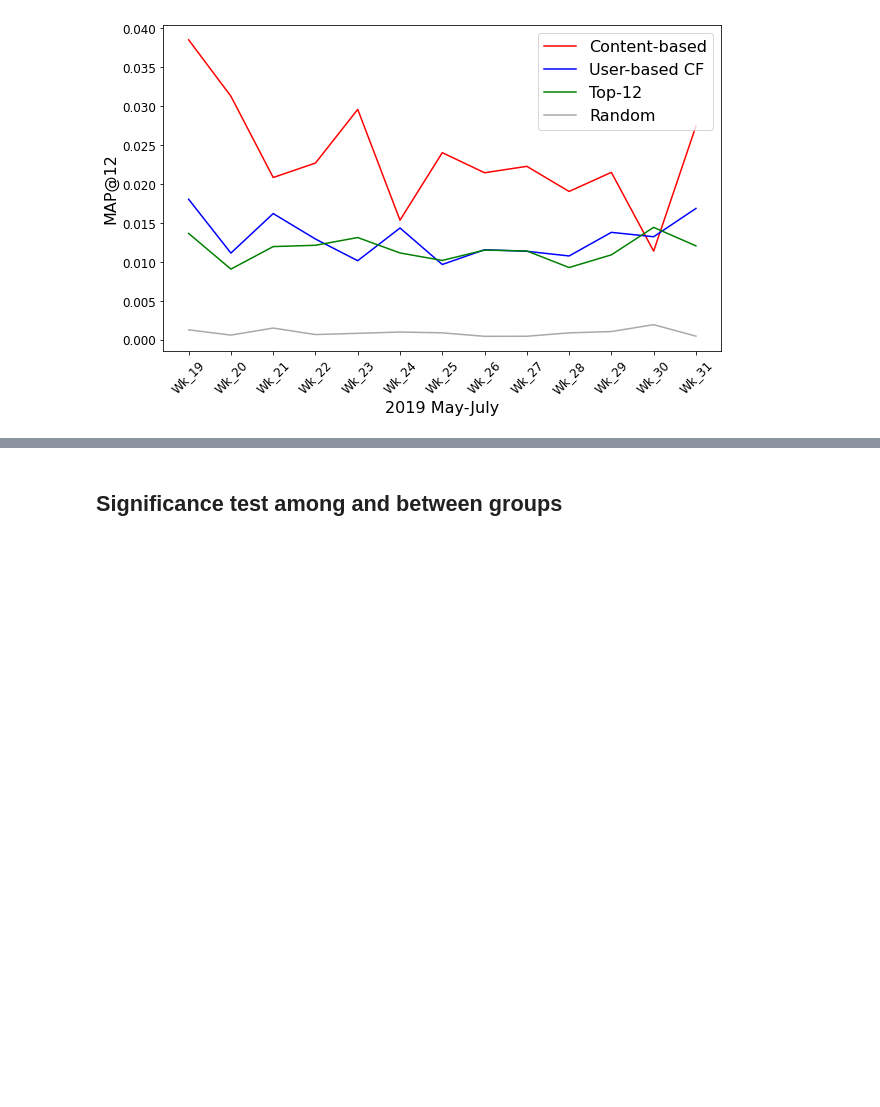
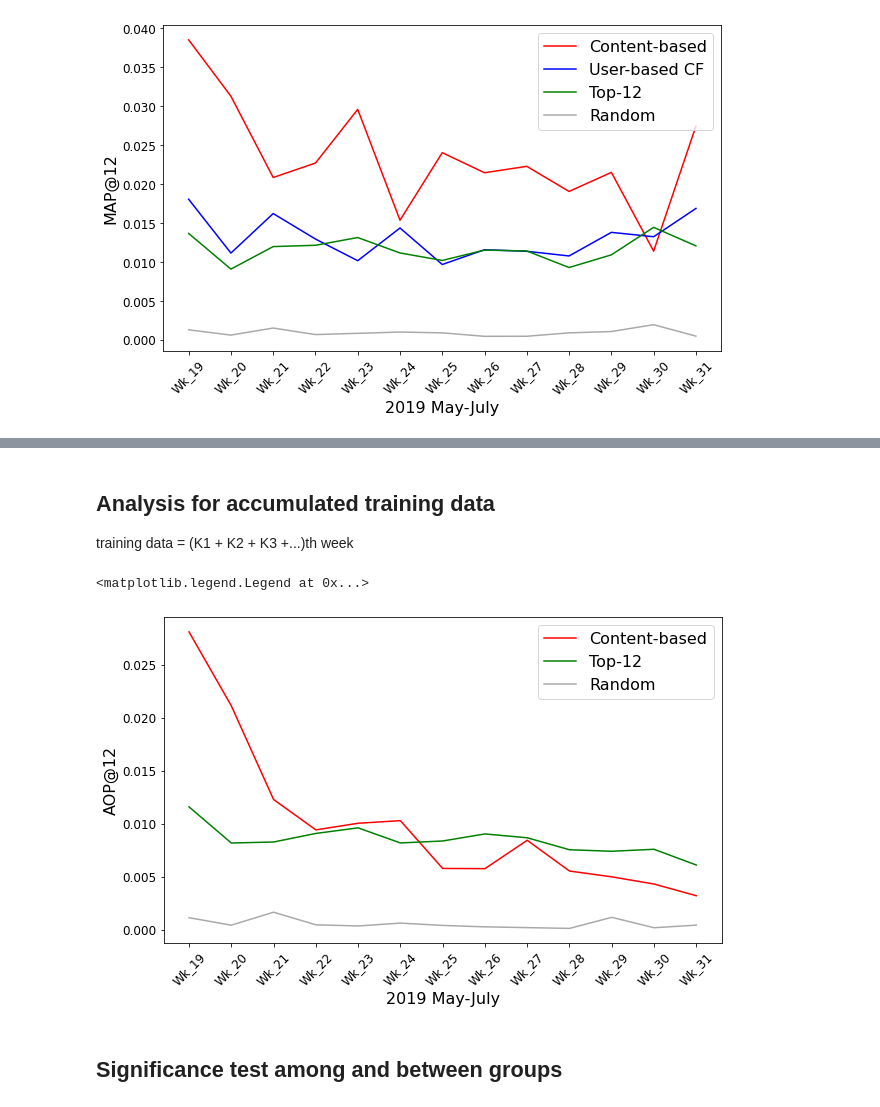
Before and after one commit to alexkychen/HMproduct, a Jupyter notebook: notebook/6.Stats_summary_2019_Summer_Menswear.ipynb, the cells around one changed output, grey strips where cells are left out. Cells and saved outputs as stored; diff of their text form; code cells hidden in the pictures; blank space fills up the shorter version.

```diff
--- a/notebook/6.Stats_summary_2019_Summer_Menswear.ipynb
+++ b/notebook/6.Stats_summary_2019_Summer_Menswear.ipynb
@@ -112,3 +135,25 @@ plt.legend(['Content-based','User-based CF','Top-12','Random'], fontsize=16, loc
+# %% [markdown]
+## Analysis for accumulated training data
+
+training data = (K1 + K2 + K3 +...)th week
+# %%
+#read result csv
+topSell_df = pd.read_csv("../data/MenswearResults/topSell_allTestUsers_accum.csv").iloc[:,1:]
+CB_df = pd.read_csv("../data/MenswearResults/content-based_accum.csv").iloc[:,1:]
+random_df = pd.read_csv("../data/MenswearResults/random_recommend_accum.csv").iloc[:,1:]
+# %%
+plt.figure(figsize=(10,6))
+plt.plot(CB_df.timeline, CB_df.AOP, color= 'red')
+plt.plot(topSell_df.timeline, topSell_df.AOP, color= 'green')
+plt.plot(random_df.timeline, random_df.AOP, color= 'darkgray')
+plt.xticks(rotation='45',fontsize=12)
+plt.yticks(fontsize=12)
+plt.xlabel('2019 May-July', fontsize=16)
+plt.ylabel('AOP@12', fontsize=16)
+plt.legend(['Content-based','Top-12','Random'], fontsize=16, loc=1)
+# %% [output]
+<matplotlib.legend.Legend at 0x...>
+[figure, added]
 # %% [markdown]
 ## Significance test among and between groups
 # %%
```
Also changed, not shown: parts of 1 cell of this notebook, 8 other files.
